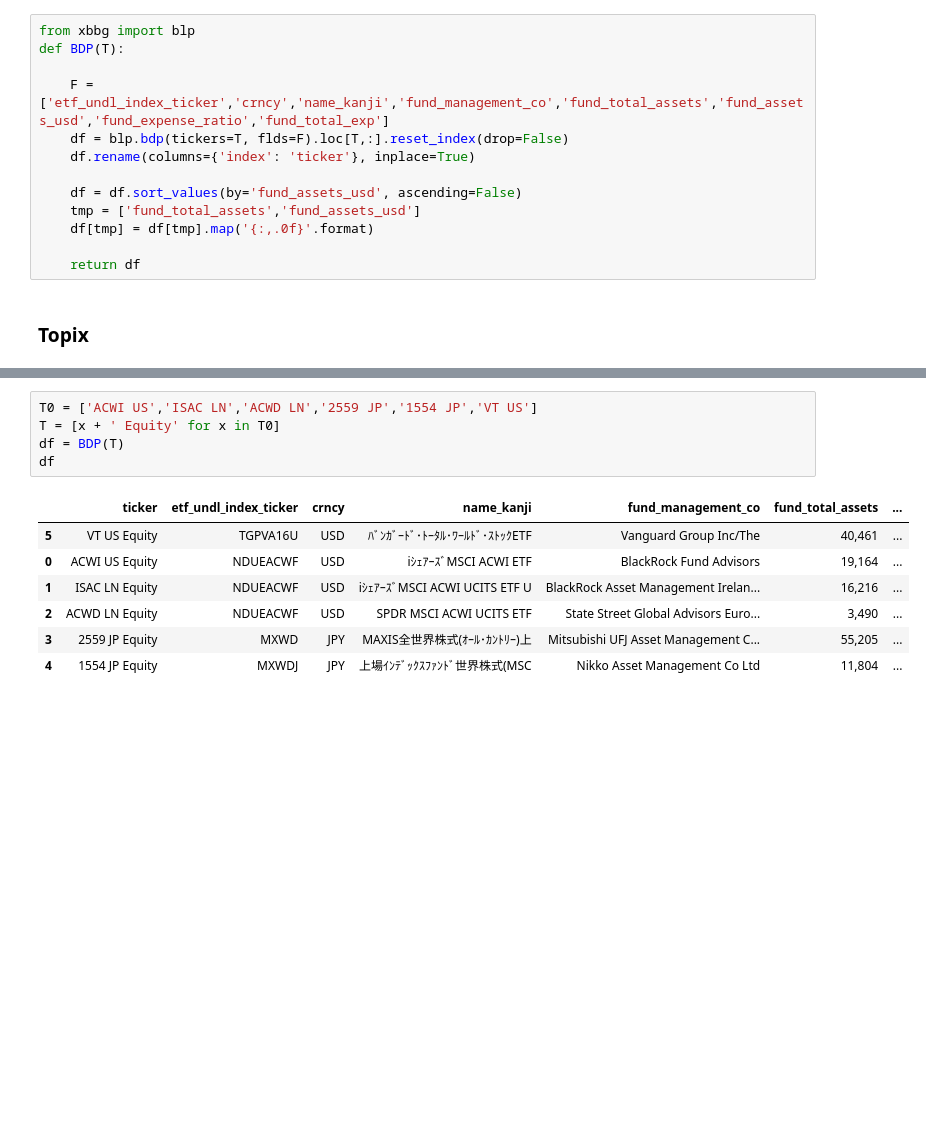
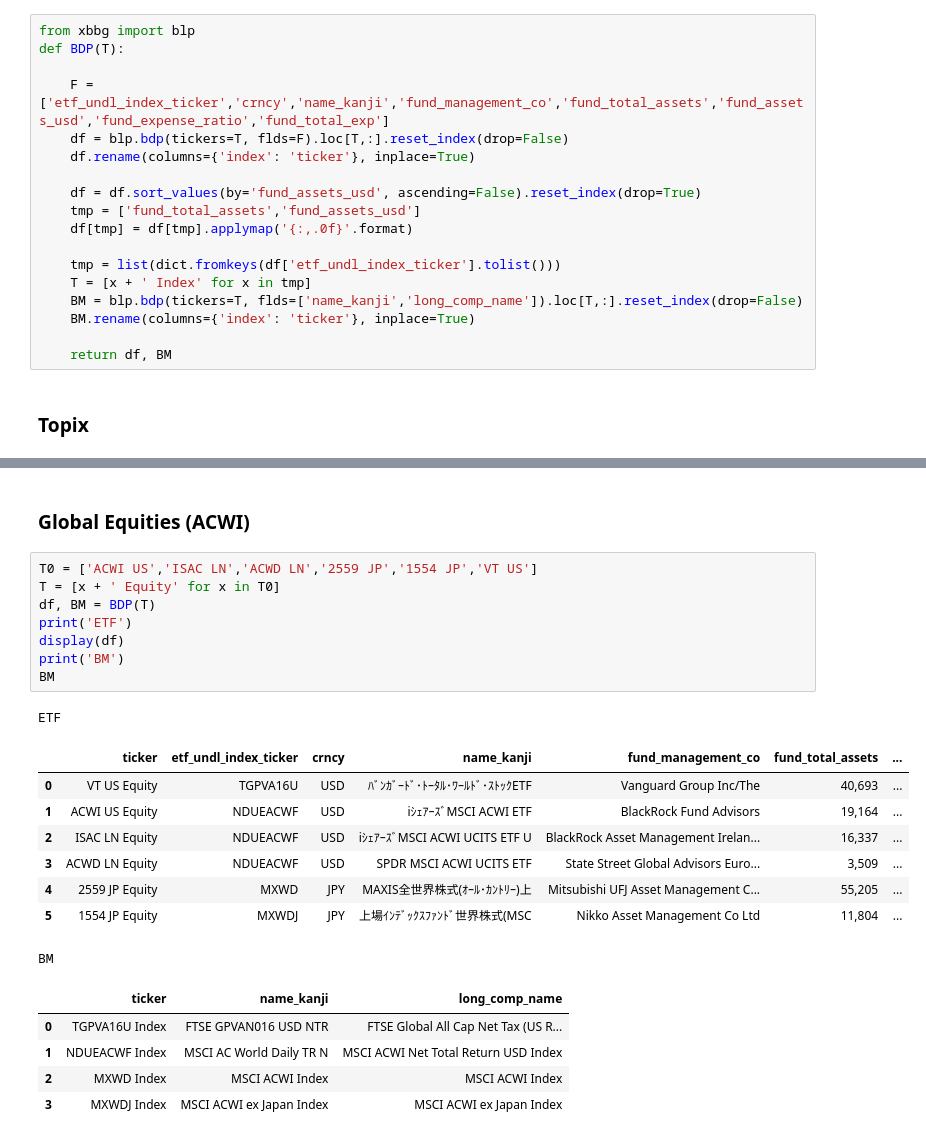
Before and after one commit to ken-100/Investment_Python, a Jupyter notebook: BBG/ETF.ipynb, the cells around one changed output, grey strips where cells are left out. Saved outputs shown, nothing was run; the diff lists cells and outputs as text; blank space fills up the shorter version.

```diff
--- a/BBG/ETF.ipynb
+++ b/BBG/ETF.ipynb
@@ -6,11 +6,16 @@ def BDP(T):
     df = blp.bdp(tickers=T, flds=F).loc[T,:].reset_index(drop=False)
     df.rename(columns={'index': 'ticker'}, inplace=True)
 
-    df = df.sort_values(by='fund_assets_usd', ascending=False)
+    df = df.sort_values(by='fund_assets_usd', ascending=False).reset_index(drop=True)
     tmp = ['fund_total_assets','fund_assets_usd']
-    df[tmp] = df[tmp].map('{:,.0f}'.format)
+    df[tmp] = df[tmp].applymap('{:,.0f}'.format)
 
-    return df
+    tmp = list(dict.fromkeys(df['etf_undl_index_ticker'].tolist()))
+    T = [x + ' Index' for x in tmp]
+    BM = blp.bdp(tickers=T, flds=['name_kanji','long_comp_name']).loc[T,:].reset_index(drop=False)
+    BM.rename(columns={'index': 'ticker'}, inplace=True)
+
+    return df, BM
 # %% [markdown]
 ### Topix
 # %%
@@ -30,16 +43,28 @@ df
+# %% [markdown]
+### Global Equities (ACWI)
 # %%
 T0 = ['ACWI US','ISAC LN','ACWD LN','2559 JP','1554 JP','VT US']
 T = [x + ' Equity' for x in T0]
-df = BDP(T)
-df
+df, BM = BDP(T)
+print('ETF')
+display(df)
+print('BM')
+BM
 # %% [output]
+ETF
 |  | ticker | etf_undl_index_ticker | crncy | name_kanji | fund_management_co | fund_total_assets | ... |
-| 5 | VT US Equity | TGPVA16U | USD | ﾊﾞﾝｶﾞｰﾄﾞ･ﾄｰﾀﾙ･ﾜｰﾙﾄﾞ･ｽﾄｯｸETF | Vanguard Group Inc/The | 40,461 | ... |
-| 0 | ACWI US Equity | NDUEACWF | USD | iｼｪｱｰｽﾞMSCI ACWI ETF | BlackRock Fund Advisors | 19,164 | ... |
-| 1 | ISAC LN Equity | NDUEACWF | USD | iｼｪｱｰｽﾞMSCI ACWI UCITS ETF U | BlackRock Asset Management Irelan... | 16,216 | ... |
-| 2 | ACWD LN Equity | NDUEACWF | USD | SPDR MSCI ACWI UCITS ETF | State Street Global Advisors Euro... | 3,490 | ... |
-| 3 | 2559 JP Equity | MXWD | JPY | MAXIS全世界株式(ｵｰﾙ･ｶﾝﾄﾘｰ)上 | Mitsubishi UFJ Asset Management C... | 55,205 | ... |
-| 4 | 1554 JP Equity | MXWDJ | JPY | 上場ｲﾝﾃﾞｯｸｽﾌｧﾝﾄﾞ世界株式(MSC | Nikko Asset Management Co Ltd | 11,804 | ... |
+| 0 | VT US Equity | TGPVA16U | USD | ﾊﾞﾝｶﾞｰﾄﾞ･ﾄｰﾀﾙ･ﾜｰﾙﾄﾞ･ｽﾄｯｸETF | Vanguard Group Inc/The | 40,693 | ... |
+| 1 | ACWI US Equity | NDUEACWF | USD | iｼｪｱｰｽﾞMSCI ACWI ETF | BlackRock Fund Advisors | 19,164 | ... |
+| 2 | ISAC LN Equity | NDUEACWF | USD | iｼｪｱｰｽﾞMSCI ACWI UCITS ETF U | BlackRock Asset Management Irelan... | 16,337 | ... |
+| 3 | ACWD LN Equity | NDUEACWF | USD | SPDR MSCI ACWI UCITS ETF | State Street Global Advisors Euro... | 3,509 | ... |
+| 4 | 2559 JP Equity | MXWD | JPY | MAXIS全世界株式(ｵｰﾙ･ｶﾝﾄﾘｰ)上 | Mitsubishi UFJ Asset Management C... | 55,205 | ... |
+| 5 | 1554 JP Equity | MXWDJ | JPY | 上場ｲﾝﾃﾞｯｸｽﾌｧﾝﾄﾞ世界株式(MSC | Nikko Asset Management Co Ltd | 11,804 | ... |
+BM
+|  | ticker | name_kanji | long_comp_name |
+| 0 | TGPVA16U Index | FTSE GPVAN016 USD NTR | FTSE Global All Cap Net Tax (US R... |
+| 1 | NDUEACWF Index | MSCI AC World Daily TR N | MSCI ACWI Net Total Return USD Index |
+| 2 | MXWD Index | MSCI ACWI Index | MSCI ACWI Index |
+| 3 | MXWDJ Index | MSCI ACWI ex Japan Index | MSCI ACWI ex Japan Index |
 # %%
 T0 = ['SPY','VTI','VOO','IVV','SPLG']
 T = [x + ' US Equity' for x in T0]
```
Also changed, not shown: parts of 7 cells of this notebook.
